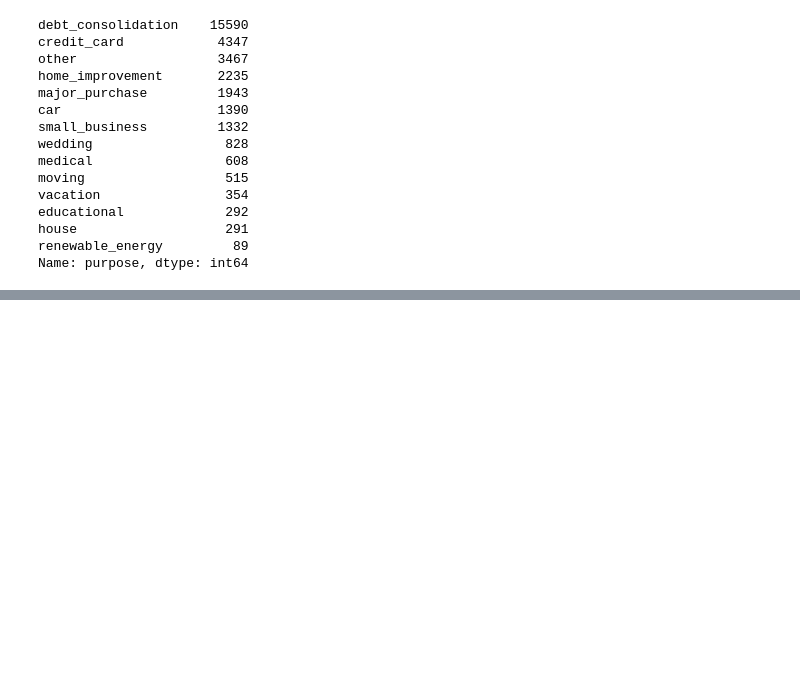
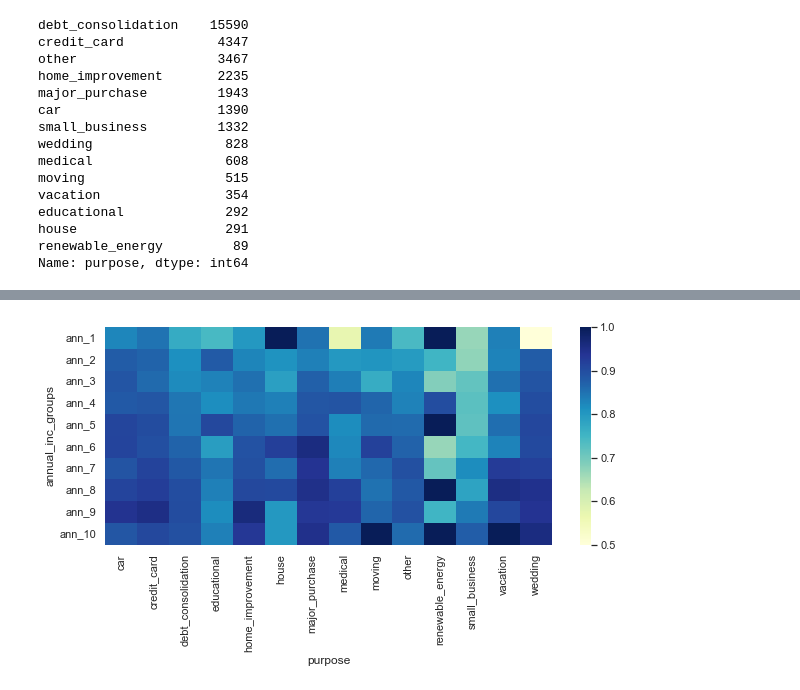
Before and after one commit to ajitjohn05/Lending_Club_Case_Study_Project_Ajit_Siddhant, a Jupyter notebook: Group_Facilitator_AjitJohn.ipynb, the cells around one changed output, grey strips where cells are left out. Drawn from its saved outputs; the diff is of its cells as text; code cells hidden in the pictures; blank space fills up the shorter version.

```diff
--- a/Group_Facilitator_AjitJohn.ipynb
+++ b/Group_Facilitator_AjitJohn.ipynb
@@ -602,0 +647,4 @@ Name: purpose, dtype: int64
+# %%
+Bivariate_Categorical(x='purpose', y='annual_inc_groups', figsize=(10,4))
+# %% [output]
+[figure, added]
```
Also changed, not shown: parts of 10 cells of this notebook.
